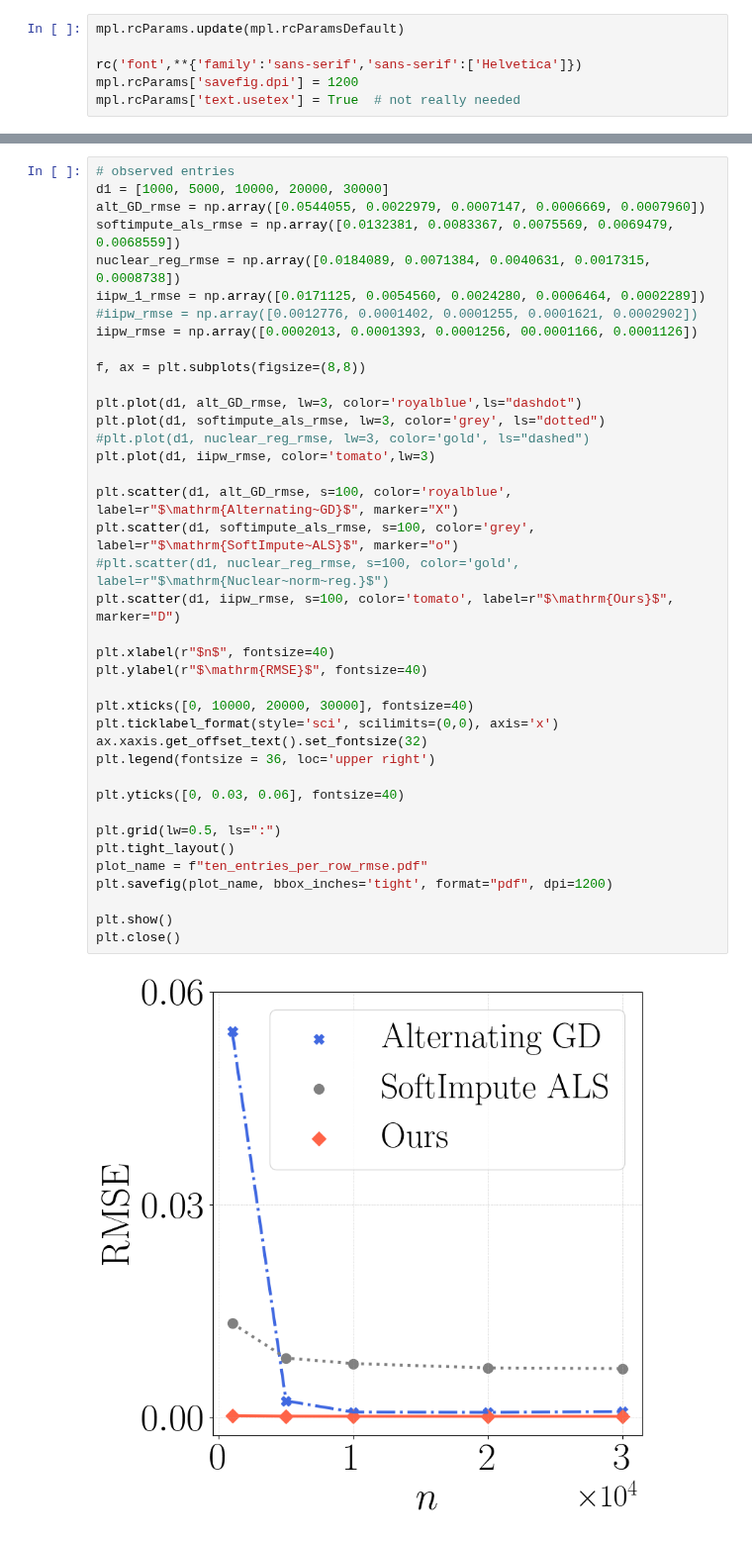
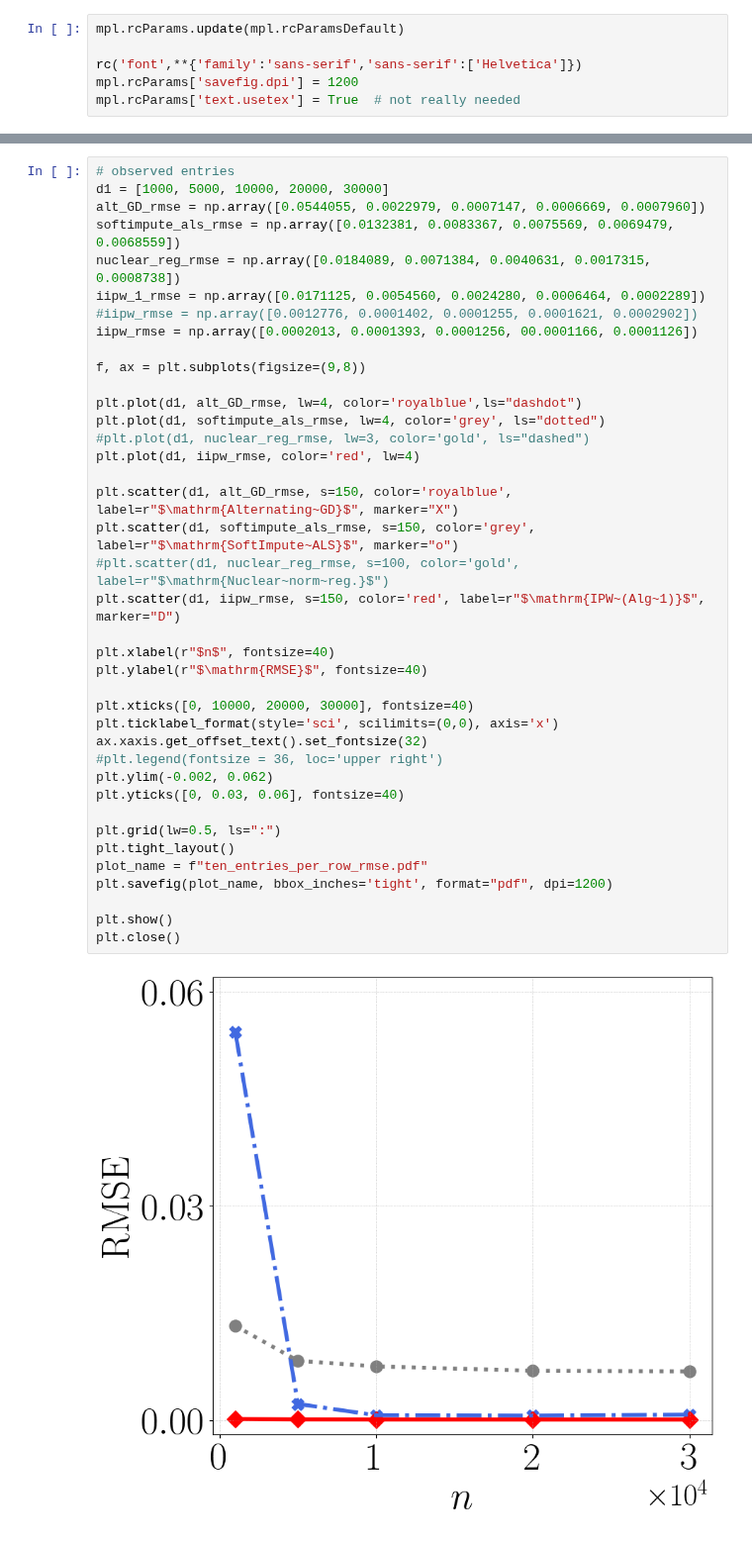
Before and after one commit to VirtuosoResearch/Matrix-completion-from-ultrasparse-samples, a Jupyter notebook: revised_figures/ten_entries_per_row.ipynb, the cells around one changed output, grey strips where cells are left out. Shown at 99% size. Drawn from its saved outputs; the diff is of its cells as text.

```diff
--- a/revised_figures/ten_entries_per_row.ipynb
+++ b/revised_figures/ten_entries_per_row.ipynb
@@ -62,40 +64,40 @@ plt.close()
 # observed entries
 d1 = [1000, 5000, 10000, 20000, 30000]
 alt_GD_rmse = np.array([0.0544055, 0.0022979, 0.0007147, 0.0006669, 0.0007960])
 softimpute_als_rmse = np.array([0.0132381, 0.0083367, 0.0075569, 0.0069479, 0.0068559])
 nuclear_reg_rmse = np.array([0.0184089, 0.0071384, 0.0040631, 0.0017315, 0.0008738])
 iipw_1_rmse = np.array([0.0171125, 0.0054560, 0.0024280, 0.0006464, 0.0002289])
 #iipw_rmse = np.array([0.0012776, 0.0001402, 0.0001255, 0.0001621, 0.0002902])
 iipw_rmse = np.array([0.0002013, 0.0001393, 0.0001256, 00.0001166, 0.0001126])
 
-f, ax = plt.subplots(figsize=(8,8))
+f, ax = plt.subplots(figsize=(9,8))
 
-plt.plot(d1, alt_GD_rmse, lw=3, color='royalblue',ls="dashdot")
-plt.plot(d1, softimpute_als_rmse, lw=3, color='grey', ls="dotted")
+plt.plot(d1, alt_GD_rmse, lw=4, color='royalblue',ls="dashdot")
+plt.plot(d1, softimpute_als_rmse, lw=4, color='grey', ls="dotted")
 #plt.plot(d1, nuclear_reg_rmse, lw=3, color='gold', ls="dashed")
-plt.plot(d1, iipw_rmse, color='tomato',lw=3)
+plt.plot(d1, iipw_rmse, color='red', lw=4)
 
-plt.scatter(d1, alt_GD_rmse, s=100, color='royalblue', label=r"$\mathrm{Alternating~GD}$", marker="X")
-plt.scatter(d1, softimpute_als_rmse, s=100, color='grey', label=r"$\mathrm{SoftImpute~ALS}$", marker="o")
+plt.scatter(d1, alt_GD_rmse, s=150, color='royalblue', label=r"$\mathrm{Alternating~GD}$", marker="X")
+plt.scatter(d1, softimpute_als_rmse, s=150, color='grey', label=r"$\mathrm{SoftImpute~ALS}$", marker="o")
 #plt.scatter(d1, nuclear_reg_rmse, s=100, color='gold', label=r"$\mathrm{Nuclear~norm~reg.}$")
-plt.scatter(d1, iipw_rmse, s=100, color='tomato', label=r"$\mathrm{Ours}$", marker="D")
+plt.scatter(d1, iipw_rmse, s=150, color='red', label=r"$\mathrm{IPW~(Alg~1)}$", marker="D")
 
 plt.xlabel(r"$n$", fontsize=40)
 plt.ylabel(r"$\mathrm{RMSE}$", fontsize=40)
 
 plt.xticks([0, 10000, 20000, 30000], fontsize=40)
 plt.ticklabel_format(style='sci', scilimits=(0,0), axis='x')
 ax.xaxis.get_offset_text().set_fontsize(32)
-plt.legend(fontsize = 36, loc='upper right')
-
+#plt.legend(fontsize = 36, loc='upper right')
+plt.ylim(-0.002, 0.062)
 plt.yticks([0, 0.03, 0.06], fontsize=40)
 
 plt.grid(lw=0.5, ls=":")
 plt.tight_layout()
 plot_name = f"ten_entries_per_row_rmse.pdf"
 plt.savefig(plot_name, bbox_inches='tight', format="pdf", dpi=1200)
 
 plt.show()
 plt.close()
 # %% [output]
-[figure, old version]
+[figure, new version]
```
Also changed, not shown: parts of 1 cell of this notebook, 11 other files.
